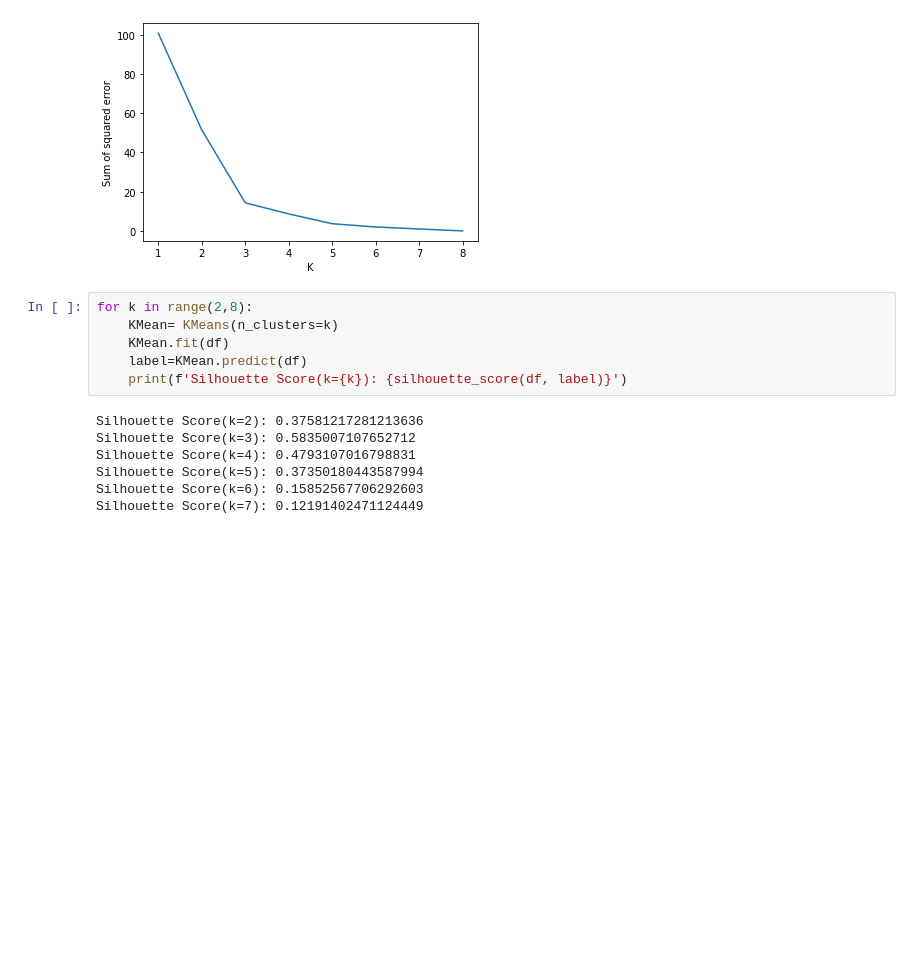
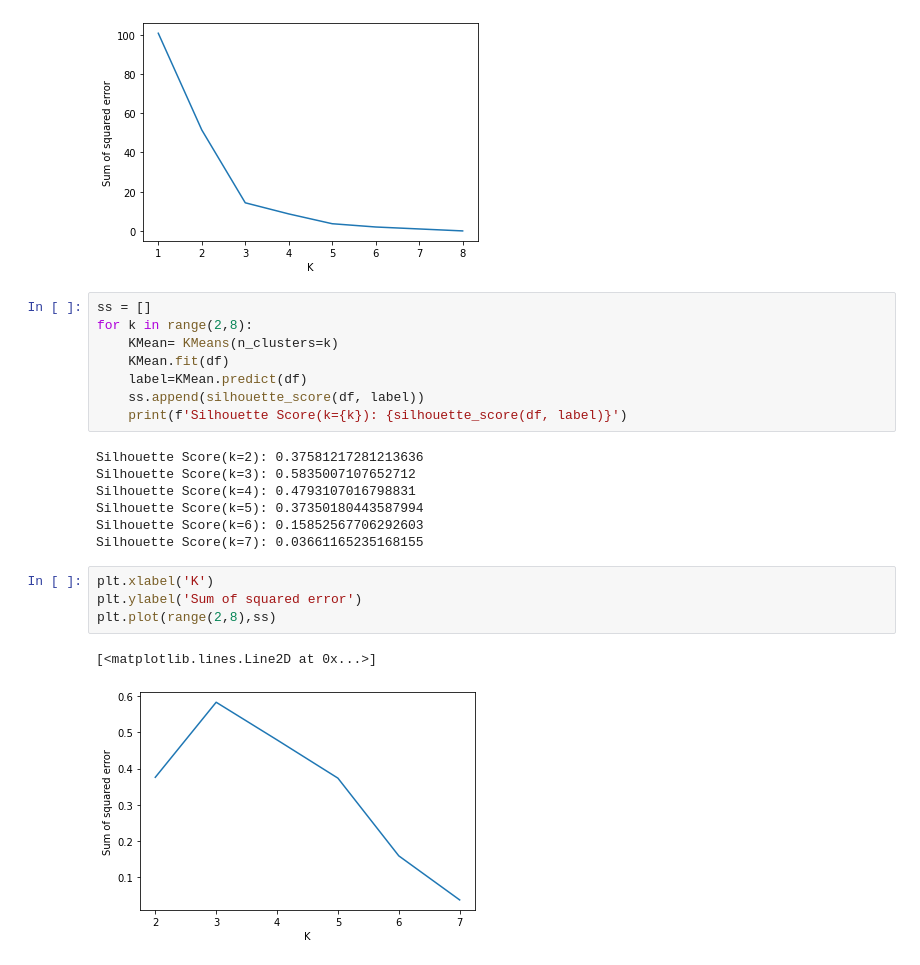
Before and after one commit to amarnathresearch/machinelearning, a Jupyter notebook: clustering/kmeans.ipynb, the cells around one changed output. Drawn from its saved outputs; the diff is of its cells as text; blank space fills up the shorter version.

```diff
--- a/clustering/kmeans.ipynb
+++ b/clustering/kmeans.ipynb
@@ -112,10 +112,12 @@ plt.plot(k_rng,sse)
 [<matplotlib.lines.Line2D at 0x...>]
 [figure]
 # %%
+ss = []
 for k in range(2,8):
     KMean= KMeans(n_clusters=k)
     KMean.fit(df)
     label=KMean.predict(df)
+    ss.append(silhouette_score(df, label))
     print(f'Silhouette Score(k={k}): {silhouette_score(df, label)}')
 # %% [output]
 Silhouette Score(k=2): 0.37581217281213636
@@ -123,4 +125,11 @@ Silhouette Score(k=3): 0.5835007107652712
 Silhouette Score(k=4): 0.4793107016798831
 Silhouette Score(k=5): 0.37350180443587994
 Silhouette Score(k=6): 0.15852567706292603
-Silhouette Score(k=7): 0.12191402471124449
+Silhouette Score(k=7): 0.03661165235168155
+# %%
+plt.xlabel('K')
+plt.ylabel('Sum of squared error')
+plt.plot(range(2,8),ss)
+# %% [output]
+[<matplotlib.lines.Line2D at 0x...>]
+[figure, added]
```
